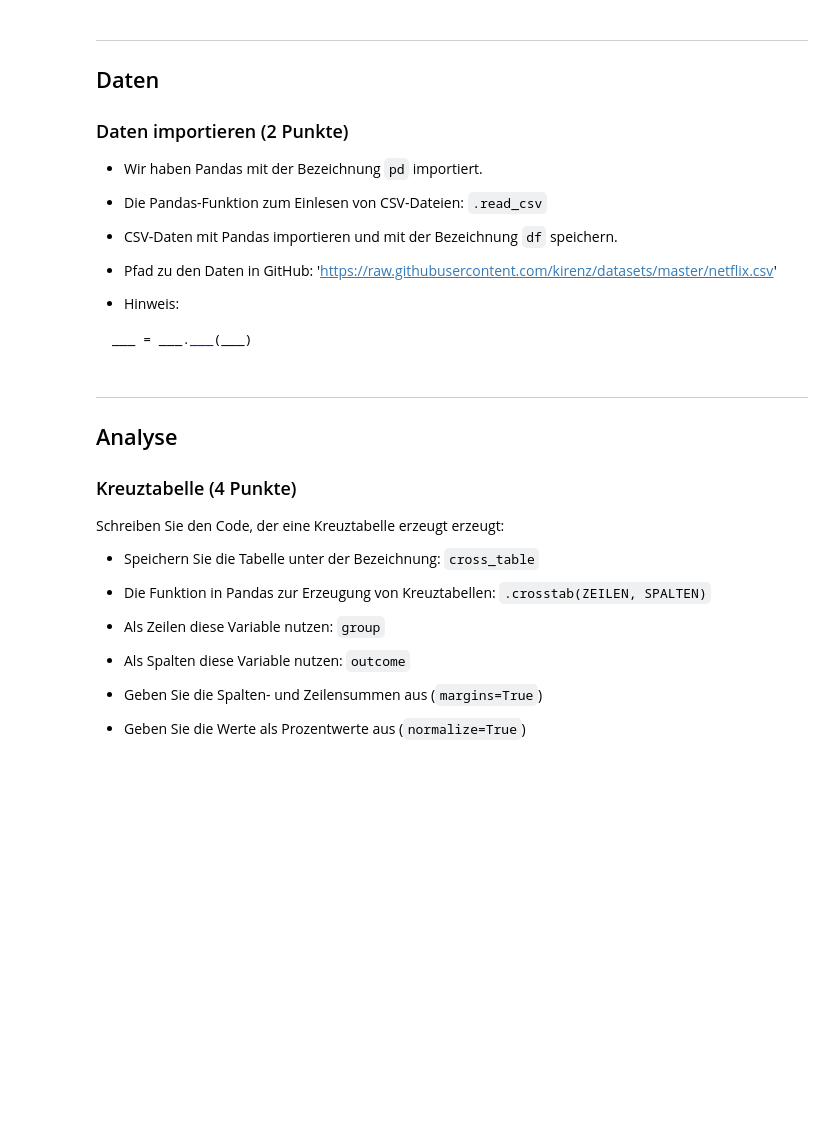
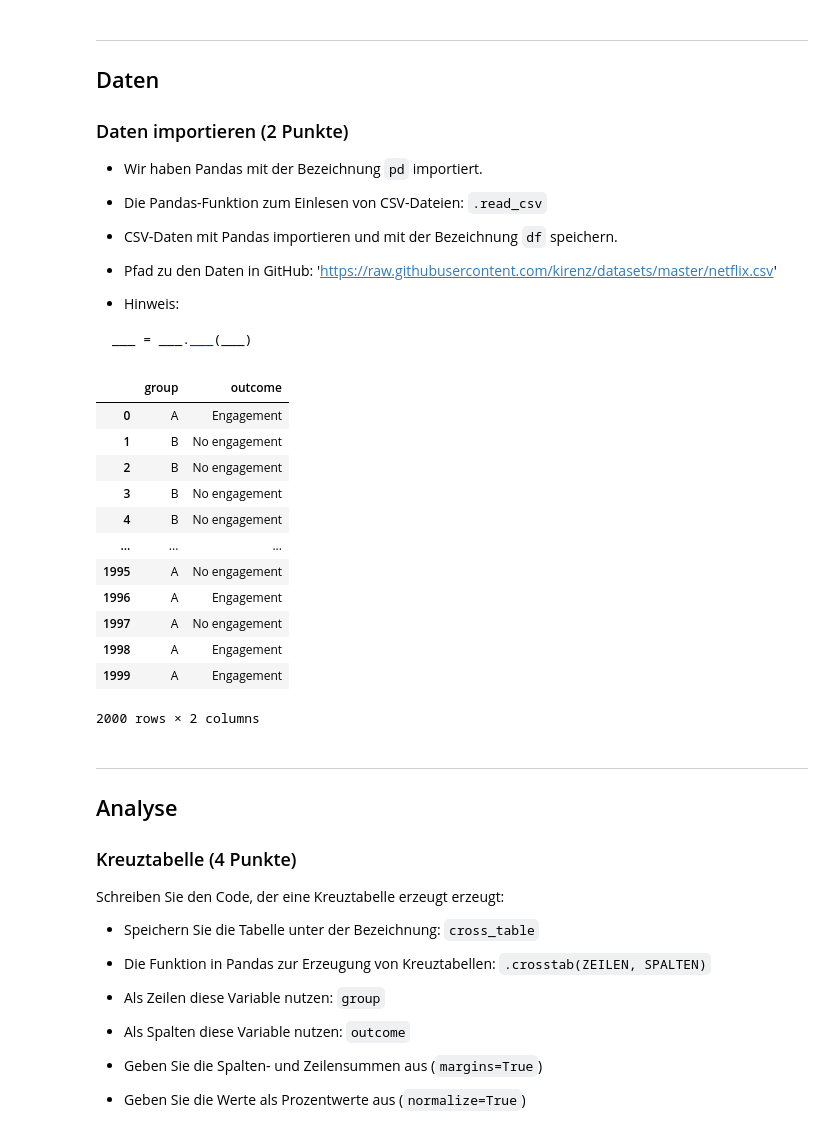
Before and after one commit to mn086/generative-models, a Jupyter notebook: ae/1_netflix.ipynb, the cells around one changed output. Cells and saved outputs as stored; diff of their text form; code cells hidden in the pictures; blank space fills up the shorter version.

````diff
--- a/ae/1_netflix.ipynb
+++ b/ae/1_netflix.ipynb
@@ -48,6 +48,21 @@ ___ = ___.___(___)
 ```
 # %%
 df=pd.read_csv('https://raw.githubusercontent.com/kirenz/datasets/master/netflix.csv')
+df
+# %% [output]
+|  | group | outcome |
+| 0 | A | Engagement |
+| 1 | B | No engagement |
+| 2 | B | No engagement |
+| 3 | B | No engagement |
+| 4 | B | No engagement |
+| ... | ... | ... |
+| 1995 | A | No engagement |
+| 1996 | A | Engagement |
+| 1997 | A | No engagement |
+| 1998 | A | Engagement |
+| 1999 | A | Engagement |
+2000 rows × 2 columns
 # %%
 """Check that df returns the correct output"""
 assert len(df) == 2000
````
Also changed, not shown: parts of 2 cells of this notebook.
